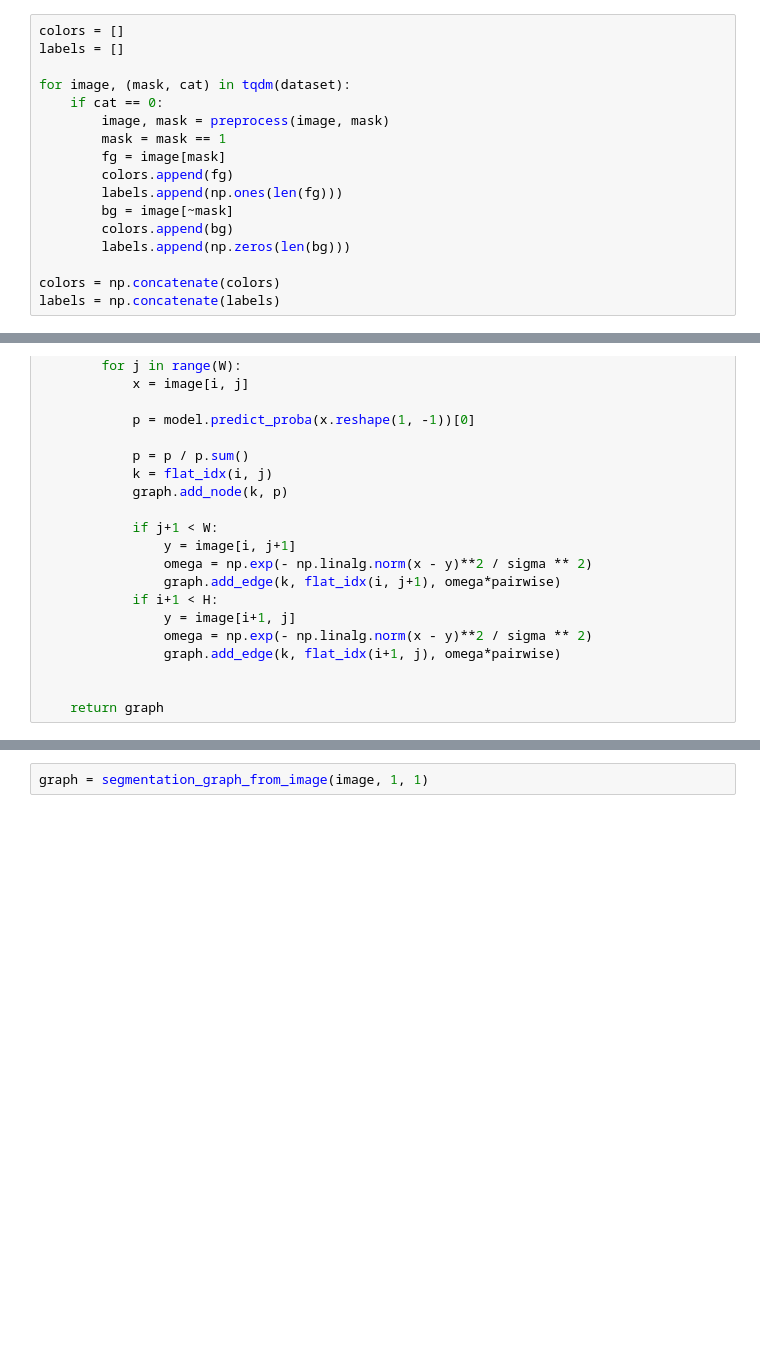
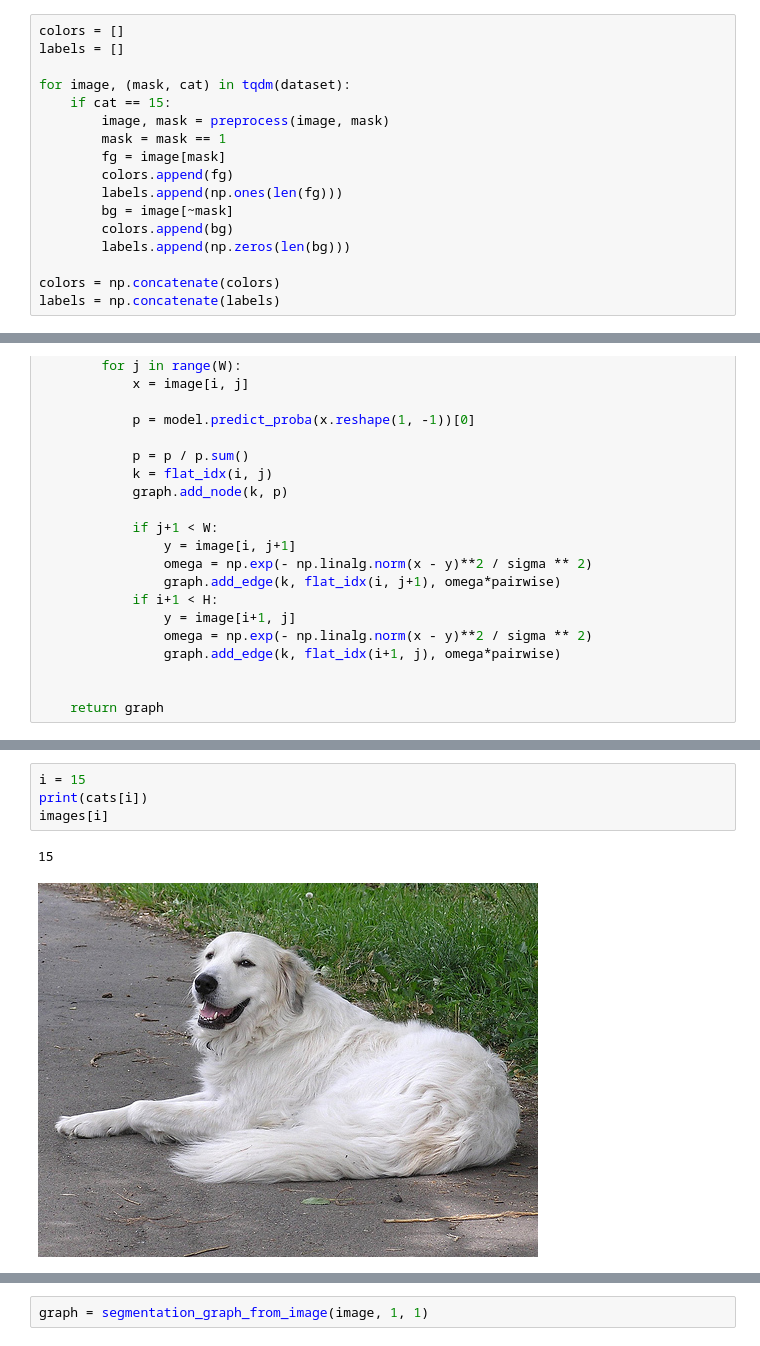
Before and after one commit to Hugo-dgn/GRM, a Jupyter notebook: test.ipynb, the cells around one changed output, grey strips where cells are left out. Saved outputs shown, nothing was run; the diff lists cells and outputs as text; blank space fills up the shorter version.

```diff
--- a/test.ipynb
+++ b/test.ipynb
@@ -59,7 +59,7 @@ colors = []
 labels = []
 
 for image, (mask, cat) in tqdm(dataset):
-    if cat == 0:
+    if cat == 15:
         image, mask = preprocess(image, mask)
         mask = mask == 1
         fg = image[mask]
@@ -157,0 +176,7 @@ def segmentation_graph_from_image(image : np.array, beta : float, sigma : float)
+# %%
+i = 15
+print(cats[i])
+images[i]
+# %% [output]
+15
+[figure, added]
```
Also changed, not shown: parts of 8 cells of this notebook, 3 other files.
